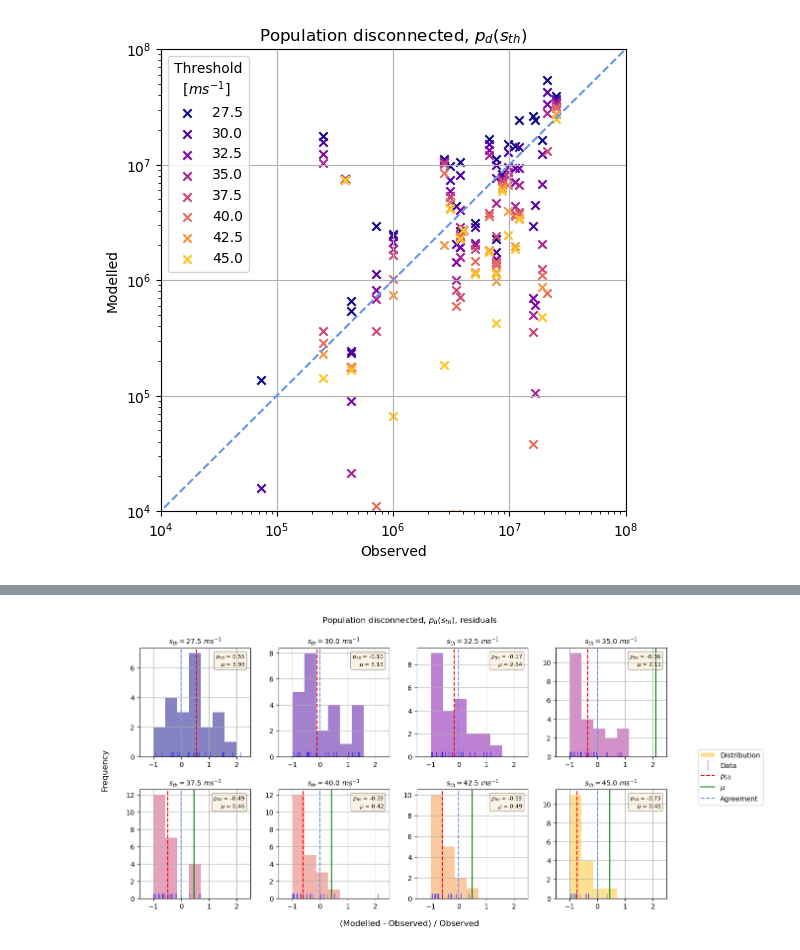
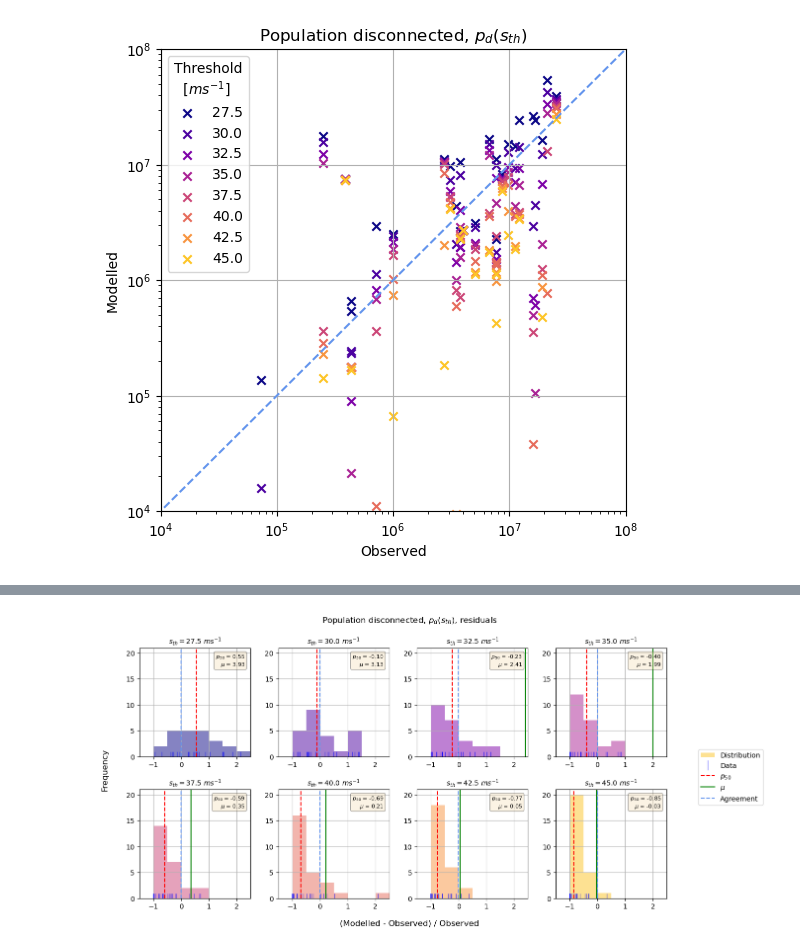
Before and after one commit to nismod/open-gira, a Jupyter notebook: validation/outage_model_validation.ipynb, the cells around one changed output, grey strips where cells are left out. Cells and saved outputs as stored; diff of their text form; code cells hidden in the pictures.

```diff
--- a/validation/outage_model_validation.ipynb
+++ b/validation/outage_model_validation.ipynb
@@ -93,11 +102,10 @@ for threshold in ds.threshold.values:
             # select model data for given storm and threshold
             mod = ds.customers_affected.sel(dict(event_id=event_id, threshold=threshold)).to_pandas()
         except KeyError:
-            # storm has no modelled results
+            # storm has no modelled results for any threshold
             continue
 
-        # non-zero modelled customers_affected (really population affected, should change this name!)
-        mod = mod[mod > 0]
+        # modelled customers_affected (really population affected, should change this name!)
         mod.name = "modelled"
         by_storm[event_id] = by_storm[event_id].join(mod)
         by_storm[event_id]["error"] = \
@@ -227,8 +261,10 @@ ncols = min([n, 4])
 nrows = (n // ncols) + (n % ncols)
 f, axes = plt.subplots(ncols=ncols, nrows=nrows, figsize=(3 + 2.5 * ncols, 2 + 2.25 * nrows), squeeze=False)
 
-bins = np.linspace(-1, 2, 8)
+max_x = 2.5
+bins = np.linspace(-1, max_x, 8)
 
+max_ylim = 0
 for row in range(nrows):
     for col in range(ncols):
 
@@ -236,7 +272,6 @@ for row in range(nrows):
         ax = axes[row, col]
         if i < n:
             threshold = thresholds[i]
-
             error_norm = data.loc[threshold, :, :].error_norm
 
             ax.grid()
@@ -262,37 +297,47 @@ for row in range(nrows):
             # target
             ax.axvline(0, ls="--", c="cornflowerblue", label="Agreement")
 
-            ax.set_xlim(-1.5, 2.5)
+            ax.set_xlim(-1.5, max_x)
+            _, max_y = ax.get_ylim()
+            max_ylim = max([max_ylim, max_y])
+
             ax.set_title(f"$s_{{th}} = {threshold} \ m s^{{-1}}$", size=10)
-
             props = dict(boxstyle='round', facecolor='wheat', alpha=0.35)
             ax.text(
                 0.95,
                 0.95,
                 "\n".join([f"$p_{{50}}$ = {median:.2f}", f"$\mu$ = {mean:.2f}"]),
                 transform=ax.transAxes,
                 fontsize=8,
                 verticalalignment='top',
                 horizontalalignment='right',
                 bbox=props
             )
 
         # disable any axes we don't need
         else:
             ax.set_axis_off()
 
+# set a common y range for all subplots
+for row in range(nrows):
+    for col in range(ncols):
+        i = col + (row * ncols)
+        ax = axes[row, col]
+        if i < n:
+            ax.set_ylim(0, max_ylim)
+
 ax.legend(bbox_to_anchor=(1.9, 1.4))
 
 f.supxlabel("(Modelled - Observed) / Observed")
 f.supylabel("Frequency")
 f.suptitle("Population disconnected, $p_{d}(s_{th})$, residuals")
 
 plt.subplots_adjust(bottom=0.1, top=0.88, left=0.08, right=0.9, hspace=0.3, wspace=0.25)
 
 # note that the means are terribly skewed courtesy of a few outliers
 # the modelled values for the two Mexican storms especially are significant overestimates
 # %% [output]
-[figure, old version]
+[figure, new version]
 # %%
 # over plot residual distributions by threshold
 
```
Also changed, not shown: parts of 9 cells of this notebook.
